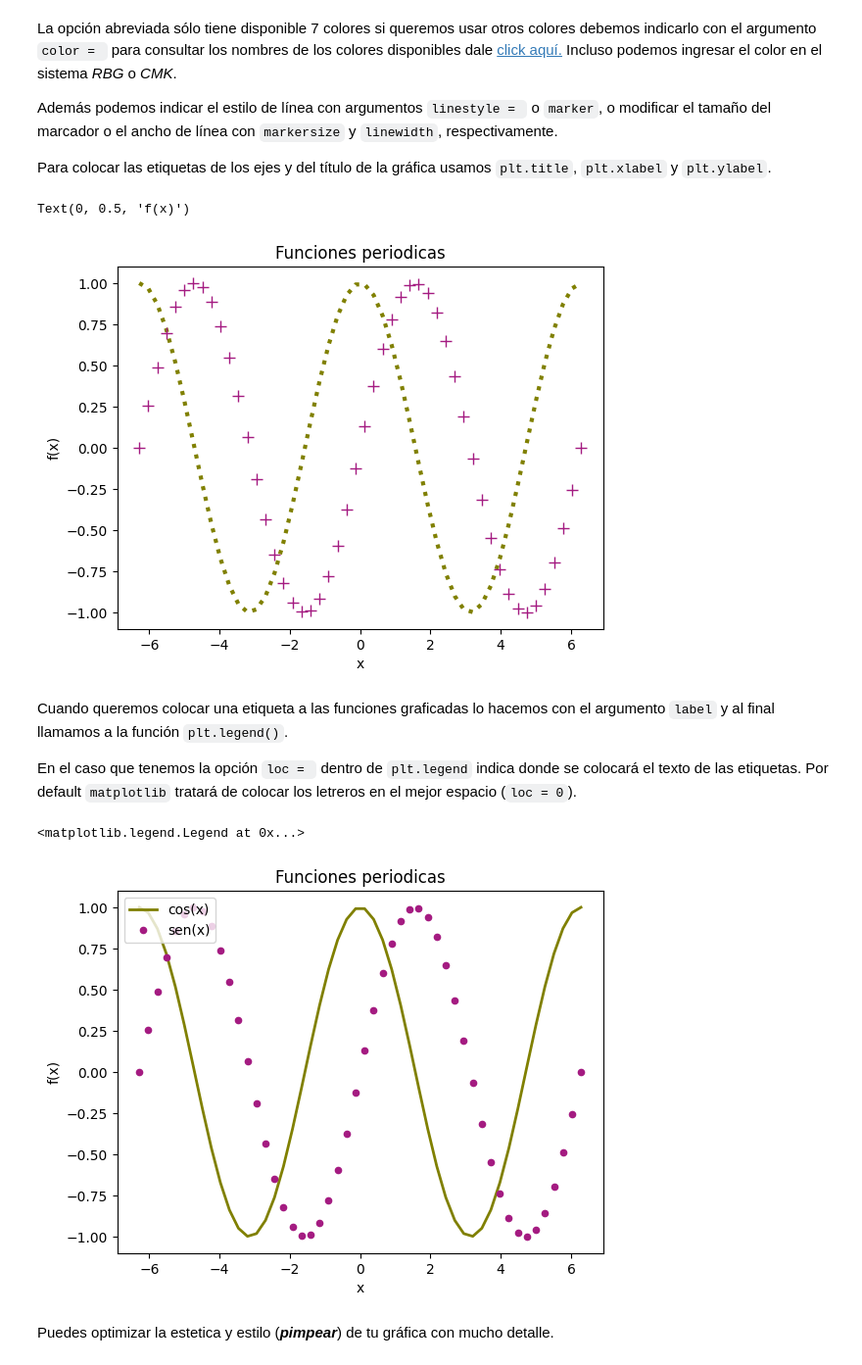
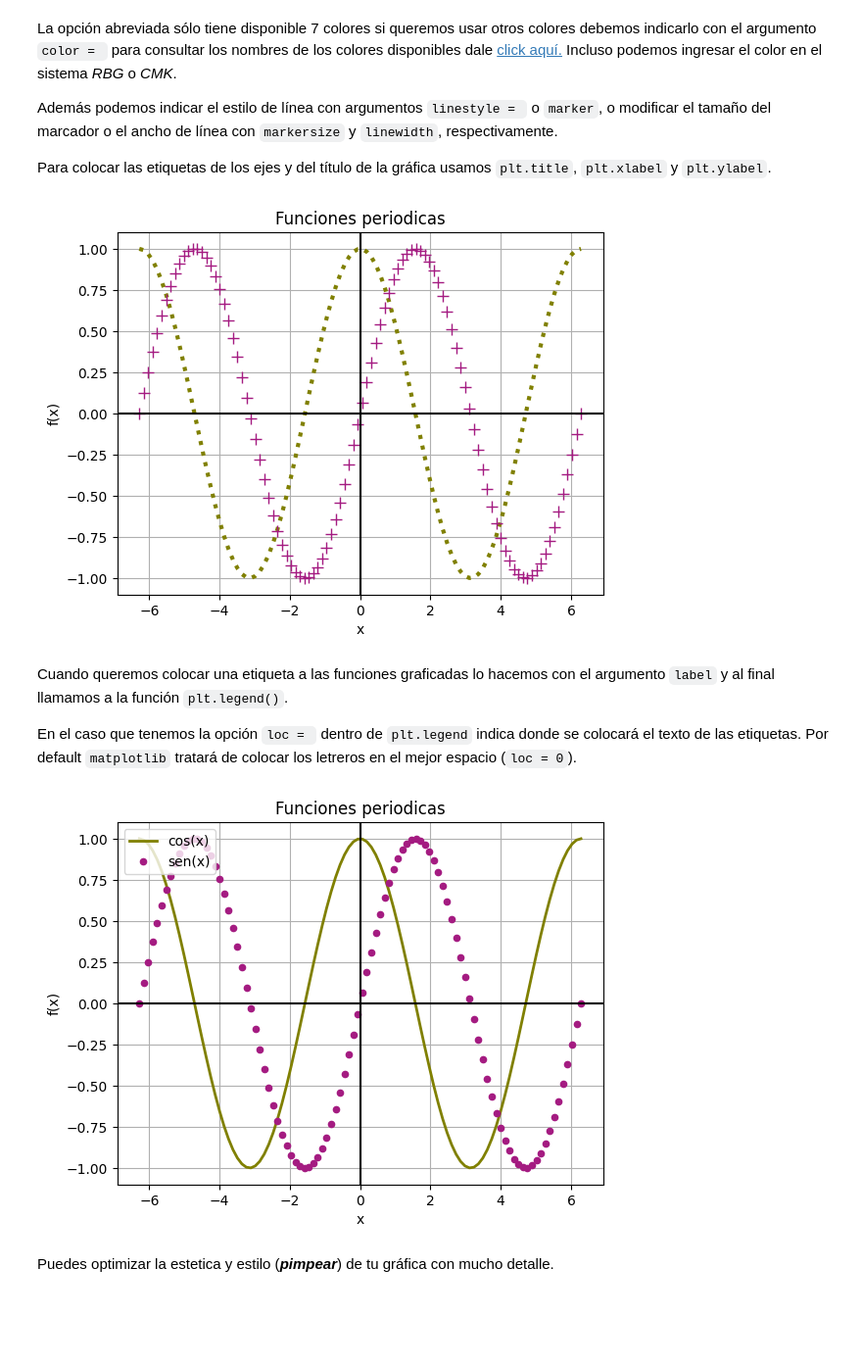
Before and after one commit to saac/FisicaComputacional_2024-1_8418, a Jupyter notebook: 0_Programacion_FisicaComputacional/ProgramacionPython3.ipynb, the cells around one changed output. Shown at 98% size. Drawn from its saved outputs; the diff is of its cells as text; code cells hidden in the pictures; blank space fills up the shorter version.

```diff
--- a/0_Programacion_FisicaComputacional/ProgramacionPython3.ipynb
+++ b/0_Programacion_FisicaComputacional/ProgramacionPython3.ipynb
@@ -94,8 +90,9 @@ Una mucho mejor forma de graficar es indicar los valores de la abscisa y ordenad
 
 **OJO**: el número de elementos de los arreglos del eje _x_ y del eje _y_ **deben ser iguales**.
 # %%
-x = np.linspace(-2*np.pi,2*np.pi)
+x = np.linspace(-2*np.pi,2*np.pi,100)
 fx = np.cos(x)
 plt.plot(x,fx)
+plt.plot(x,fx,'g.')
 # %% [output]
 [<matplotlib.lines.Line2D at 0x...>]
@@ -154,12 +167,17 @@ Para colocar las etiquetas de los ejes y del título de la gráfica usamos `plt.
 # %%
 plt.plot(x,fx,color='olive', linestyle=':',linewidth=3)
 plt.plot(x,fx1,color='#a41b81',marker='+', markersize=9,linestyle='None')
+
+
 plt.title("Funciones periodicas")
 plt.xlabel("x")
 plt.ylabel("f(x)")
+
+plt.axhline(y = 0.0, xmin = 0.0, color = 'black')
+plt.axvline(x = 0.0, ymin = 0.0, color = 'black')
+plt.grid()
 # %% [output]
-Text(0, 0.5, 'f(x)')
-[figure, old version]
+[figure, new version]
 # %% [markdown]
 Cuando queremos colocar una etiqueta a las funciones graficadas lo hacemos con el argumento `label` y al final llamamos a la función `plt.legend()`.
 
@@ -167,13 +185,17 @@ En el caso que tenemos la opción `loc = ` dentro de `plt.legend` indica donde s
 # %%
 plt.plot(x,fx,color='olive', ls='-',lw=2,label='cos(x)')
 plt.plot(x,fx1,color='#a41b81',marker='.',ms=9,ls='None',label='sen(x)')
+
 plt.title("Funciones periodicas")
 plt.xlabel("x")
 plt.ylabel("f(x)")
 plt.legend(loc=2)
+
+plt.axhline(y = 0.0, xmin = 0.0, color = 'black')
+plt.axvline(x = 0.0, ymin = 0.0, color = 'black')
+plt.grid()
 # %% [output]
-<matplotlib.legend.Legend at 0x...>
-[figure, old version]
+[figure, new version]
 # %% [markdown]
 Puedes optimizar la estetica y estilo (_**pimpear**_) de tu gráfica con mucho detalle.
 # %%
```
Also changed, not shown: parts of 57 cells of this notebook, 2 other files.
